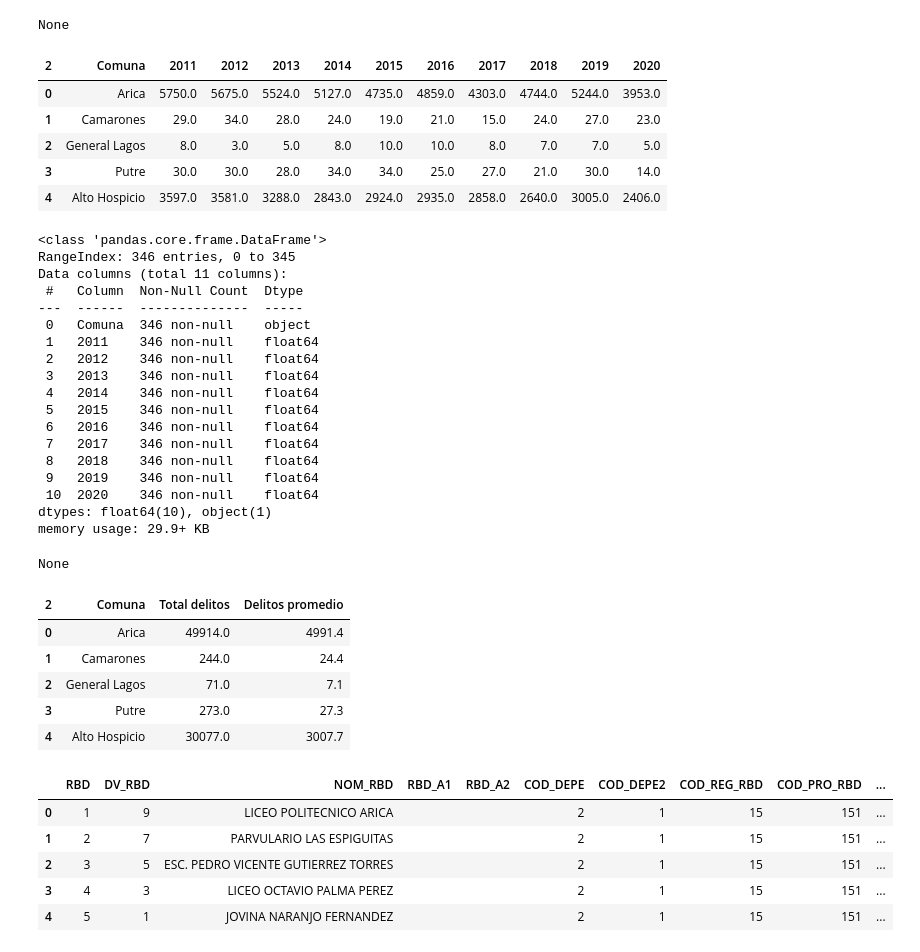
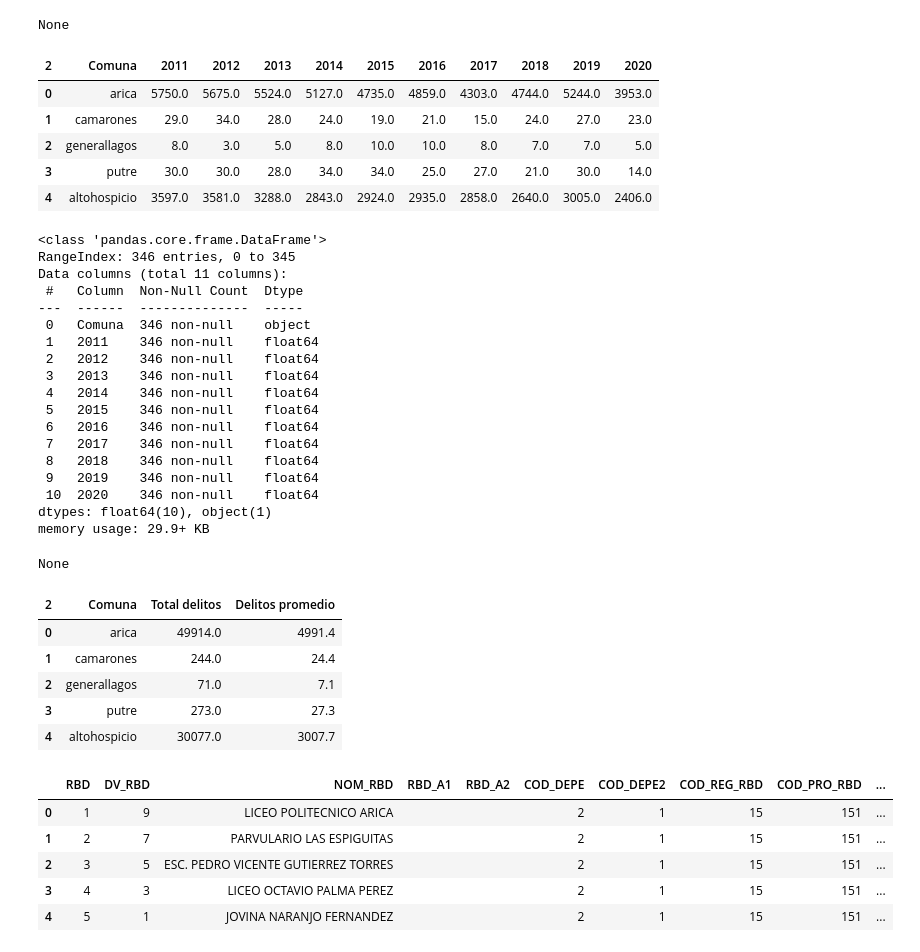
Before and after one commit to 08benja08p/Grupo-8-CDD, a Jupyter notebook: Proyecto/Proyecto_CDD.ipynb, the cells around one changed output. Drawn from its saved outputs; the diff is of its cells as text; code cells hidden in the pictures.

```diff
--- a/Proyecto/Proyecto_CDD.ipynb
+++ b/Proyecto/Proyecto_CDD.ipynb
@@ -127,4 +127,10 @@ for ano in range(2011, 2021):
 link_salud = 'https://repositoriodeis.minsal.cl/DatosAbiertos/Establecimientos_ChileDEIS_MINSAL%2029-10-2021.xlsx'
 data_salud = pd.read_excel(link_salud, sheet_name = 'Establecimientos V')
 # %%
-link_educacion
+#Se define una función para estandarizar los nombres de las comunas
+def estandarizar(s):
+    reemplazos= (('á','a'),('é','e'),('í','i'),('ó','o'),('ú','u'),('ñ','n'),('ü','u'))
+    for a,b in reemplazos:
+        s=s.replace(a,b).replace(a.upper(),b.upper()).lower()
+    s = ''.join(filter(str.isalnum, s))
+    return s
@@ -165,21 +168,22 @@ None
 # %%
 #Reestructuración y limpieza
 data_total_dmcs = data_total_dmcs[1:]
 data_total_dmcs.columns = data_total_dmcs.iloc[1]
 data_total_dmcs = data_total_dmcs[data_total_dmcs['UN_ADMIN'] == 'COMUNA']
 data_total_dmcs = data_total_dmcs[['UNIDAD', 2011.0, 2012.0, 2013.0, 2014.0, 2015.0, 2016.0, 2017.0, 2018.0, 2019.0, 2020.0]]
 #revisar como eliminar el header del index
 data_total_dmcs.reset_index(level=0, inplace=True, drop=True)
 data_total_dmcs.rename(columns={'UNIDAD': 'Comuna', 2011.0: '2011', 2012.0: '2012', 2013.0: '2013', 2014.0: '2014', 2015.0: '2015', 2016.0: '2016', 2017.0: '2017', 2018.0: '2018', 2019.0: '2019', 2020.0: '2020'}, inplace=True)
+data_total_dmcs['Comuna'] = data_total_dmcs['Comuna'].map(lambda x: estandarizar(x))
 display(data_total_dmcs.head())
 display(data_total_dmcs.info())
 # %% [output]
 | 2 | Comuna | 2011 | 2012 | 2013 | 2014 | 2015 | 2016 | 2017 | 2018 | 2019 | 2020 |
-| 0 | Arica | 5750.0 | 5675.0 | 5524.0 | 5127.0 | 4735.0 | 4859.0 | 4303.0 | 4744.0 | 5244.0 | 3953.0 |
-| 1 | Camarones | 29.0 | 34.0 | 28.0 | 24.0 | 19.0 | 21.0 | 15.0 | 24.0 | 27.0 | 23.0 |
-| 2 | General Lagos | 8.0 | 3.0 | 5.0 | 8.0 | 10.0 | 10.0 | 8.0 | 7.0 | 7.0 | 5.0 |
-| 3 | Putre | 30.0 | 30.0 | 28.0 | 34.0 | 34.0 | 25.0 | 27.0 | 21.0 | 30.0 | 14.0 |
-| 4 | Alto Hospicio | 3597.0 | 3581.0 | 3288.0 | 2843.0 | 2924.0 | 2935.0 | 2858.0 | 2640.0 | 3005.0 | 2406.0 |
+| 0 | arica | 5750.0 | 5675.0 | 5524.0 | 5127.0 | 4735.0 | 4859.0 | 4303.0 | 4744.0 | 5244.0 | 3953.0 |
+| 1 | camarones | 29.0 | 34.0 | 28.0 | 24.0 | 19.0 | 21.0 | 15.0 | 24.0 | 27.0 | 23.0 |
+| 2 | generallagos | 8.0 | 3.0 | 5.0 | 8.0 | 10.0 | 10.0 | 8.0 | 7.0 | 7.0 | 5.0 |
+| 3 | putre | 30.0 | 30.0 | 28.0 | 34.0 | 34.0 | 25.0 | 27.0 | 21.0 | 30.0 | 14.0 |
+| 4 | altohospicio | 3597.0 | 3581.0 | 3288.0 | 2843.0 | 2924.0 | 2935.0 | 2858.0 | 2640.0 | 3005.0 | 2406.0 |
 <class 'pandas.core.frame.DataFrame'>
 RangeIndex: 346 entries, 0 to 345
 Data columns (total 11 columns):
@@ -208,11 +212,11 @@ data_total_dmcs = data_total_dmcs[['Comuna', 'Total delitos', 'Delitos promedio'
 data_total_dmcs.head()
 # %% [output]
 | 2 | Comuna | Total delitos | Delitos promedio |
-| 0 | Arica | 49914.0 | 4991.4 |
-| 1 | Camarones | 244.0 | 24.4 |
-| 2 | General Lagos | 71.0 | 7.1 |
-| 3 | Putre | 273.0 | 27.3 |
-| 4 | Alto Hospicio | 30077.0 | 3007.7 |
+| 0 | arica | 49914.0 | 4991.4 |
+| 1 | camarones | 244.0 | 24.4 |
+| 2 | generallagos | 71.0 | 7.1 |
+| 3 | putre | 273.0 | 27.3 |
+| 4 | altohospicio | 30077.0 | 3007.7 |
 # %%
 #Conjunto de datos II: Calidad de la educación
 display(data_educacion.head())
```
Also changed, not shown: parts of 49 cells of this notebook.
